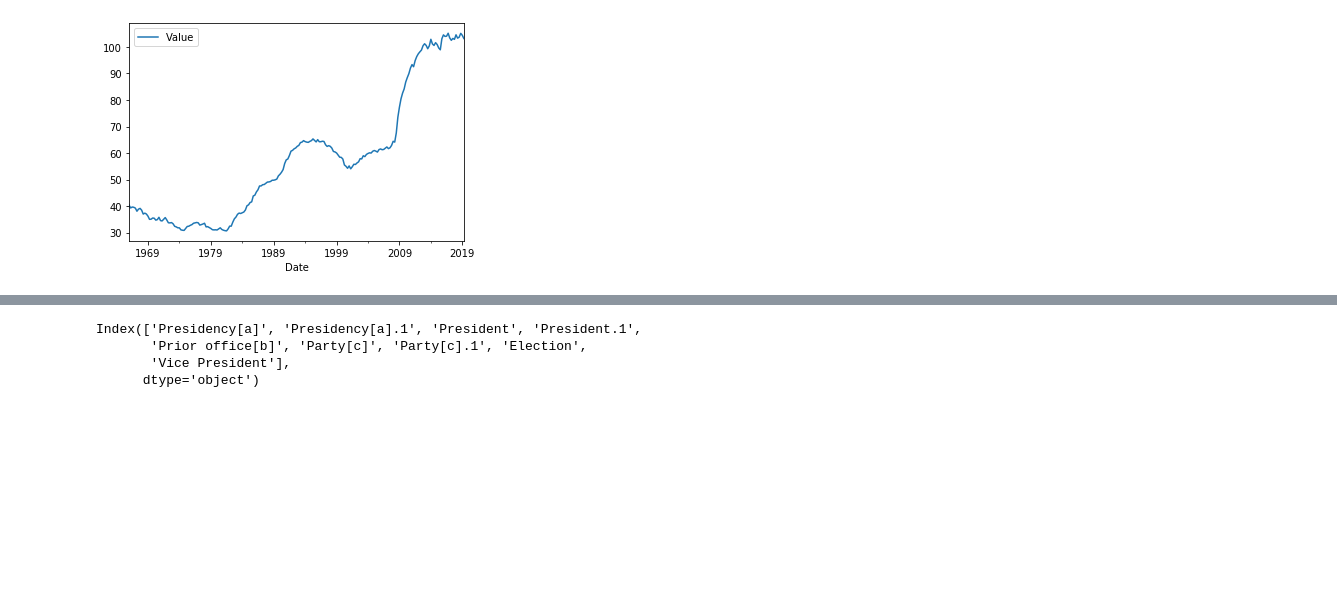
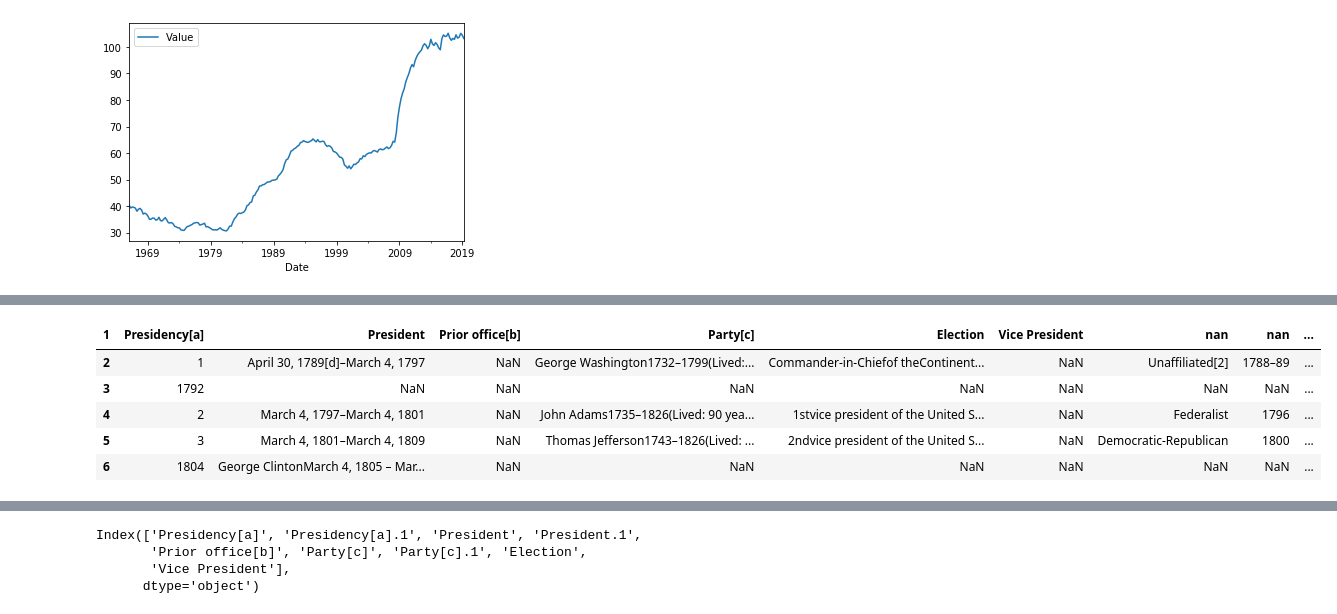
Before and after one commit to Carterbouley/mod_3_project, a Jupyter notebook: Aroa_notebook.ipynb, the cells around one changed output, grey strips where cells are left out. Cells and saved outputs as stored; diff of their text form; code cells hidden in the pictures; blank space fills up the shorter version.

```diff
--- a/Aroa_notebook.ipynb
+++ b/Aroa_notebook.ipynb
@@ -107,2 +117,15 @@ df = pd.DataFrame(table[1])
+# %%
+###############
+df.drop(index=0, inplace=True)
 # %%
-df.columns = df.columns.droplevel(0)
+df.columns = df.iloc[0]
+# %%
+df.drop(index=1, inplace=True)
+df.head()
+# %% [output]
+| 1 | Presidency[a] | President | Prior office[b] | Party[c] | Election | Vice President | nan | nan | ... |
+| 2 | 1 | April 30, 1789[d]–March 4, 1797 | NaN | George Washington1732–1799(Lived:... | Commander-in-Chiefof theContinent... | NaN | Unaffiliated[2] | 1788–89 | ... |
+| 3 | 1792 | NaN | NaN | NaN | NaN | NaN | NaN | NaN | ... |
+| 4 | 2 | March 4, 1797–March 4, 1801 | NaN | John Adams1735–1826(Lived: 90 yea... | 1stvice president of the United S... | NaN | Federalist | 1796 | ... |
+| 5 | 3 | March 4, 1801–March 4, 1809 | NaN | Thomas Jefferson1743–1826(Lived: ... | 2ndvice president of the United S... | NaN | Democratic-Republican | 1800 | ... |
+| 6 | 1804 | George ClintonMarch 4, 1805 – Mar... | NaN | NaN | NaN | NaN | NaN | NaN | ... |
```
Also changed, not shown: parts of 11 cells of this notebook, 9 other files.
